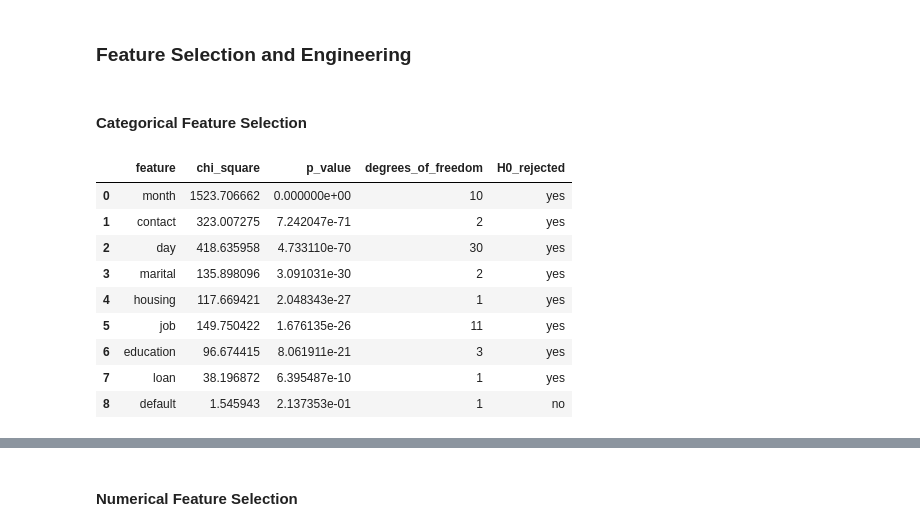
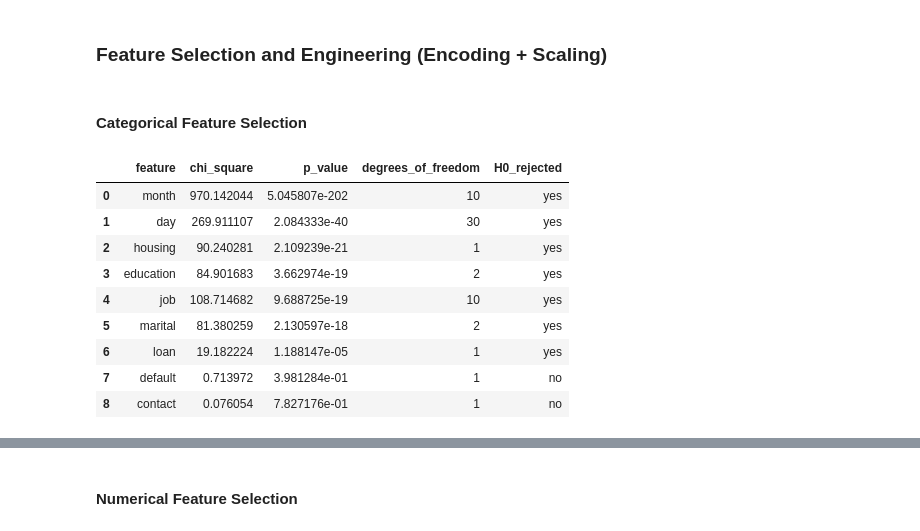
Before and after one commit to cameroncochrane/lA82lBNDpo9AlAnK, a Jupyter notebook: notebooks/DepositMarketing_2.ipynb, the cells around one changed output, grey strips where cells are left out. Cells and saved outputs as stored; diff of their text form; code cells hidden in the pictures.

Commit message:
Feature selection and engineering pipeline.

```diff
--- a/notebooks/DepositMarketing_2.ipynb
+++ b/notebooks/DepositMarketing_2.ipynb
@@ -6,8 +6,12 @@ from pathlib import Path
 # Relevant Project Paths:
 PROJ_ROOT = Path().resolve().parents[0]
 DATA_DIR = PROJ_ROOT / "data"
-RAW_DATA_DIR = DATA_DIR / "raw"
-raw_data_file_name = 'term-deposit-marketing-2020.csv'
-RAW_DATA_PATH = RAW_DATA_DIR / raw_data_file_name
+INTERIM_DATA_DIR = DATA_DIR / "interim"
 
-data = pd.read_csv(RAW_DATA_PATH) #Make sure this is the data post split and imputation
+X_test_raw = pd.read_pickle(INTERIM_DATA_DIR / "X_test_raw.pkl")
+X_train_clean = pd.read_pickle(INTERIM_DATA_DIR / "X_train_clean.pkl")
+y_test_raw = pd.read_pickle(INTERIM_DATA_DIR / "y_test_raw.pkl")
+y_train_clean = pd.read_pickle(INTERIM_DATA_DIR / "y_train_clean.pkl")
+
+train_data = pd.concat([X_train_clean.copy(), y_train_clean.copy()], axis=1, join="inner")
+train_data.head(5)
@@ -14,46 +25,46 @@ data = pd.read_csv(RAW_DATA_PATH) #Make sure this is the data post split and imp
 # %% [markdown]
-<h3>Feature Selection and Engineering
+<h3>Feature Selection and Engineering (Encoding + Scaling)
 # %% [markdown]
 <h4>Categorical Feature Selection
 # %%
 # 1. Using chi-squared values to test if features and the target are independent.
 
 # Null hypothesis (H0): Features and the target are independent.
 from scipy.stats import chi2_contingency
 
 cat_columns = ['job', 'marital', 'education', 'default', 'housing', 'loan', 'contact', 'day', 'month']
 target_column = ['y']
 alpha = 0.05
 
 results = []
 
 for col in cat_columns:
-    table = pd.crosstab(data[col], data[target_column[0]])
+    table = pd.crosstab(train_data[col], train_data[target_column[0]])
     chi2, p, dof, expected = chi2_contingency(table)
 
     h0_rejected = p < alpha
 
     results.append({
         "feature": col,
         "chi_square": chi2,
         "p_value": p,
         "degrees_of_freedom": dof,
         "H0_rejected": "yes" if h0_rejected else "no"
     })
 
 chi2_results = pd.DataFrame(results).sort_values("p_value").reset_index(drop=True)
 chi2_results
 # %% [output]
 |  | feature | chi_square | p_value | degrees_of_freedom | H0_rejected |
-| 0 | month | 1523.706662 | 0.000000e+00 | 10 | yes |
-| 1 | contact | 323.007275 | 7.242047e-71 | 2 | yes |
-| 2 | day | 418.635958 | 4.733110e-70 | 30 | yes |
-| 3 | marital | 135.898096 | 3.091031e-30 | 2 | yes |
-| 4 | housing | 117.669421 | 2.048343e-27 | 1 | yes |
-| 5 | job | 149.750422 | 1.676135e-26 | 11 | yes |
-| 6 | education | 96.674415 | 8.061911e-21 | 3 | yes |
-| 7 | loan | 38.196872 | 6.395487e-10 | 1 | yes |
-| 8 | default | 1.545943 | 2.137353e-01 | 1 | no |
+| 0 | month | 970.142044 | 5.045807e-202 | 10 | yes |
+| 1 | day | 269.911107 | 2.084333e-40 | 30 | yes |
+| 2 | housing | 90.240281 | 2.109239e-21 | 1 | yes |
+| 3 | education | 84.901683 | 3.662974e-19 | 2 | yes |
+| 4 | job | 108.714682 | 9.688725e-19 | 10 | yes |
+| 5 | marital | 81.380259 | 2.130597e-18 | 2 | yes |
+| 6 | loan | 19.182224 | 1.188147e-05 | 1 | yes |
+| 7 | default | 0.713972 | 3.981284e-01 | 1 | no |
+| 8 | contact | 0.076054 | 7.827176e-01 | 1 | no |
 # %%
 # - If HO is rejected (p < 0.05), it means that there is plausibility that there is a dependence of 'y' on the feature column in question.
 
```
Also changed, not shown: parts of 26 cells of this notebook, 2 other files.
